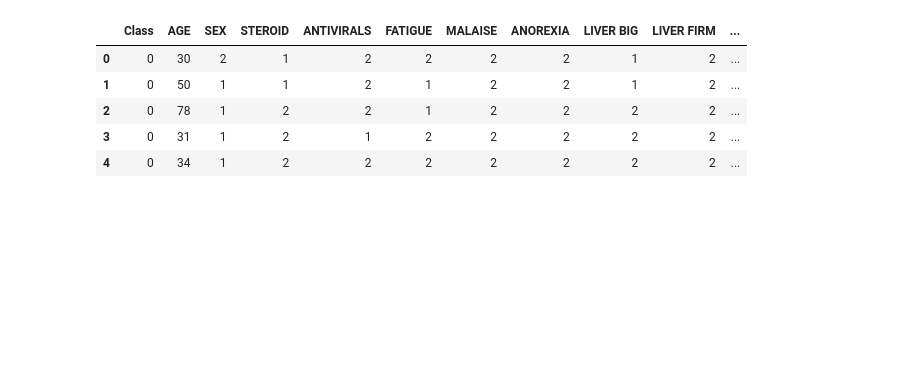
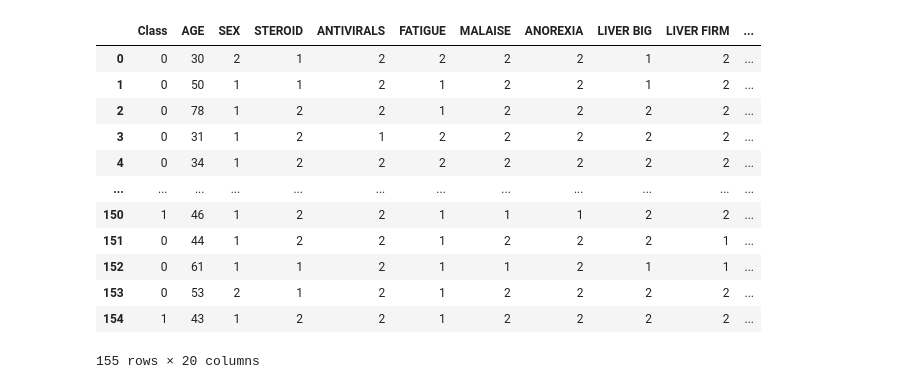
Before and after one commit to Nazarshia2889/Precision-Recall-Adversarial-Network, a Jupyter notebook: src/pran_model/2pranexperiment.ipynb, the cells around one changed output. Saved outputs shown, nothing was run; the diff lists cells and outputs as text; code cells hidden in the pictures; blank space fills up the shorter version.

```diff
--- a/src/pran_model/2pranexperiment.ipynb
+++ b/src/pran_model/2pranexperiment.ipynb
@@ -18,13 +18,20 @@ from sklearn.preprocessing import StandardScaler
 # %%
 df = pd.read_csv('../data/hepatitis.csv')
 df = df.drop(['Unnamed: 0'], axis = 1)
-df.head()
+df
 # %% [output]
 |  | Class | AGE | SEX | STEROID | ANTIVIRALS | FATIGUE | MALAISE | ANOREXIA | LIVER BIG | LIVER FIRM | ... |
 | 0 | 0 | 30 | 2 | 1 | 2 | 2 | 2 | 2 | 1 | 2 | ... |
 | 1 | 0 | 50 | 1 | 1 | 2 | 1 | 2 | 2 | 1 | 2 | ... |
 | 2 | 0 | 78 | 1 | 2 | 2 | 1 | 2 | 2 | 2 | 2 | ... |
 | 3 | 0 | 31 | 1 | 2 | 1 | 2 | 2 | 2 | 2 | 2 | ... |
 | 4 | 0 | 34 | 1 | 2 | 2 | 2 | 2 | 2 | 2 | 2 | ... |
+| ... | ... | ... | ... | ... | ... | ... | ... | ... | ... | ... | ... |
+| 150 | 1 | 46 | 1 | 2 | 2 | 1 | 1 | 1 | 2 | 2 | ... |
+| 151 | 0 | 44 | 1 | 2 | 2 | 1 | 2 | 2 | 2 | 1 | ... |
+| 152 | 0 | 61 | 1 | 1 | 2 | 1 | 1 | 2 | 1 | 1 | ... |
+| 153 | 0 | 53 | 2 | 1 | 2 | 1 | 2 | 2 | 2 | 2 | ... |
+| 154 | 1 | 43 | 1 | 2 | 2 | 1 | 2 | 2 | 2 | 2 | ... |
+155 rows × 20 columns
 # %%
 X_train, X_test, y_train, y_test = train_test_split(df.drop(['Class'], axis = 1), df['Class'], test_size=0.1, random_state=1, stratify=df['Class'])
```
Also changed, not shown: parts of 4 cells of this notebook, 3 other files.
